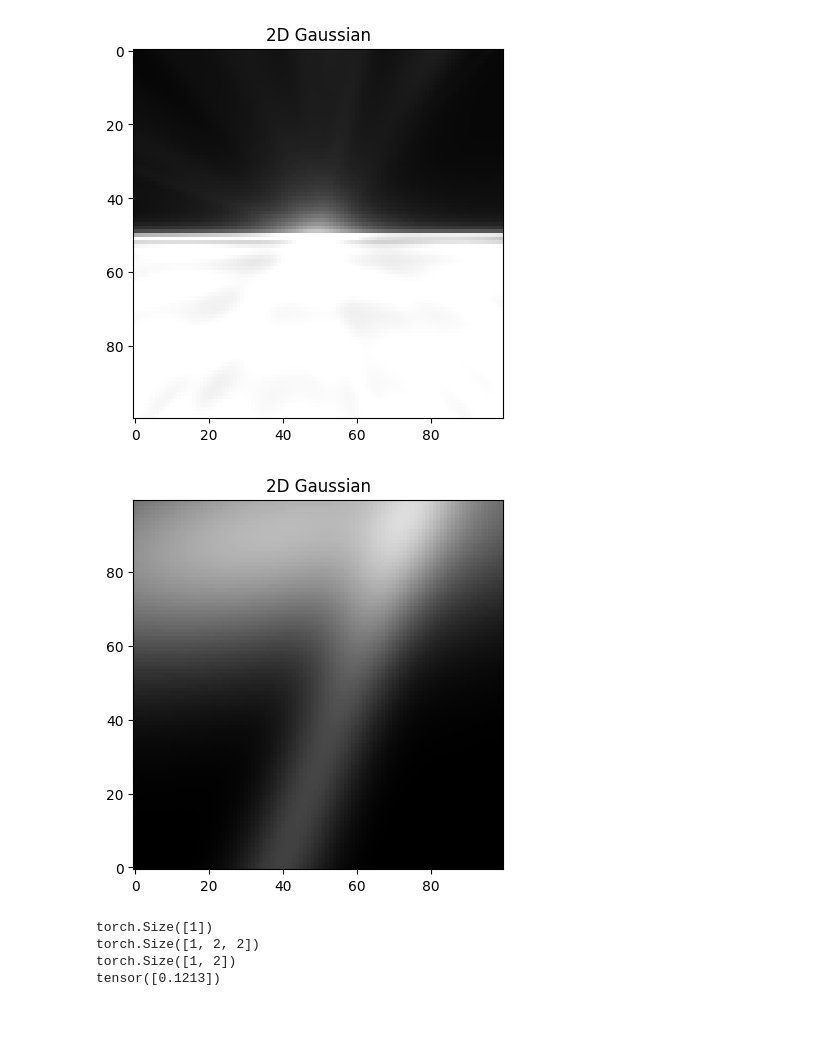
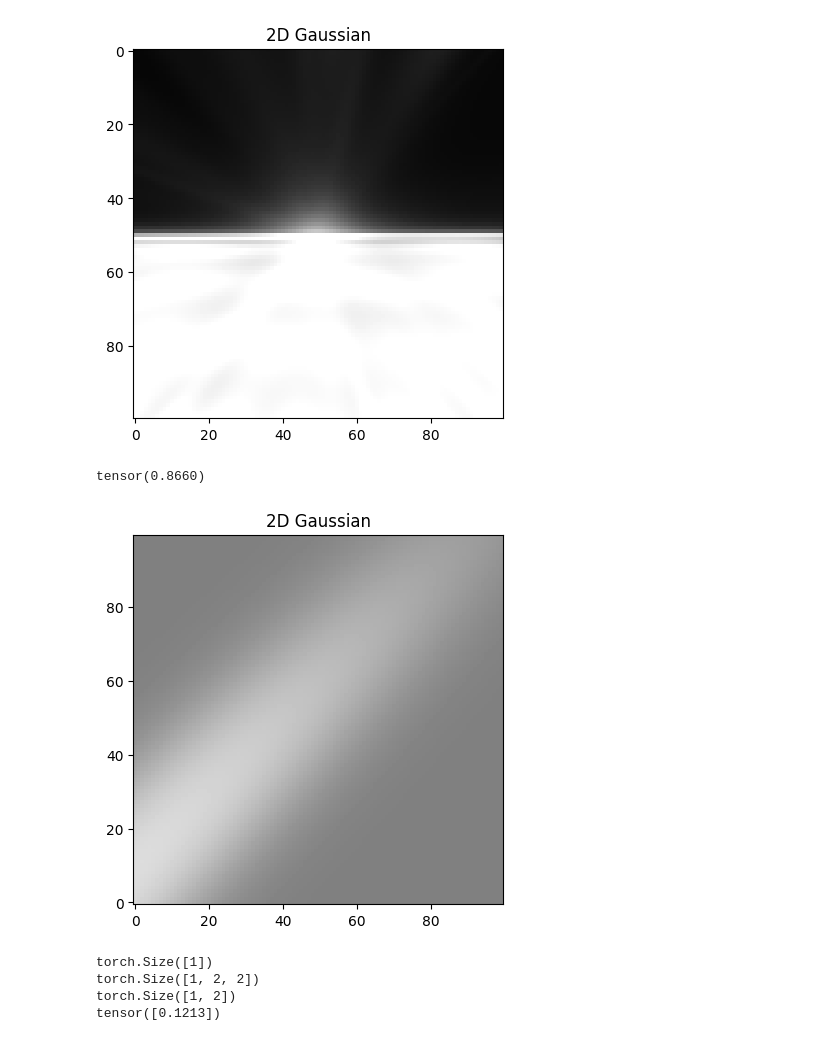
Before and after one commit to SuperVK/sparse-image-repr-bep, a Jupyter notebook: project.ipynb, the cells around one changed output. Drawn from its saved outputs; the diff is of its cells as text; code cells hidden in the pictures.

```diff
--- a/project.ipynb
+++ b/project.ipynb
@@ -112,22 +97,20 @@ def f_hat(w: torch.Tensor, width: int, height: int, normalize_only_alpha: bool)
     # calc all parameters
     alpha = w[0]
     a = w[1]
-    b = w[2]
-    c = w[3]
-    theta = w[4]
-    x1 = w[5]
-    x2 = w[6]
+    c = w[2]
+    theta = w[3]
+    x1 = w[4]
+    x2 = w[5]
 
-    Y = exp_SNM(a, b, c)
+    Y = exp_SNM(a, c)
 
     A = exp_SO(theta) @ Y
     x = torch.stack([x1, x2]).permute(1, 0)
-
-    sampling_grid = torch.nn.functional.affine_grid(torch.cat([torch.linalg.inv(A), (x*-1).unsqueeze(-1)], dim=-1), torch.Size((A.size()[0], 1, height, width)))
+    sampling_grid = torch.nn.functional.affine_grid(torch.cat([torch.linalg.inv(A), (torch.linalg.inv(A) @ (x*-1).unsqueeze(-1))], dim=-1), torch.Size((A.size()[0], 1, height, width)))
 
     norm = torch.linalg.vector_norm(sampling_grid, dim=-1)
     if normalize_only_alpha:
-        return (torch.sigmoid(alpha).unsqueeze(-1).unsqueeze(-1) * torch.exp(-1 * torch.pow(norm, 2))).sum(dim=0)
+        return (torch.sigmoid(alpha.abs()).unsqueeze(-1).unsqueeze(-1) * torch.exp(-1 * torch.pow(norm, 2))).sum(dim=0)
     else:
         return torch.sigmoid((alpha.unsqueeze(-1).unsqueeze(-1) * torch.exp(-1 * torch.pow(norm, 2))).sum(dim=0))
 # %%
@@ -250,13 +239,16 @@ plot_image(w, 100)
 # %% [output]
 [figure]
 # %%
-w = torch.tensor([[-1,  0, -1.5, 0,  2, -0.5,  -0.5], [1,  0, -0.5, 0,  1, 1,  1]]).permute(1, 0)
+w = torch.tensor([[2,  1., -1,  torch.pi/4, -1.5, -1.3]]).permute(1, 0)
+w_prime = torch.tensor([[-2,  0, 1., 0,  0, 0, 0]]).permute(1, 0)
 
 plt.title("2D Gaussian")
-plt.imshow(f_hat(w, 100, 100), origin='lower', cmap='gray', vmin=0, vmax=1)
+plt.imshow(f_hat(w, 100, 100, False), origin='lower', cmap='gray', vmin=0, vmax=1)
+print((f_hat(w, 100, 100, False)).abs().max())
 plt.show()
 # %% [output]
+tensor(0.8660)
-[figure, old version]
+[figure, new version]
 # %%
 # Create a grid of points
 xv, yv = np.meshgrid(np.linspace(-1, 1, 100), np.linspace(-1, 1, 100))
```
Also changed, not shown: parts of 17 cells of this notebook.
